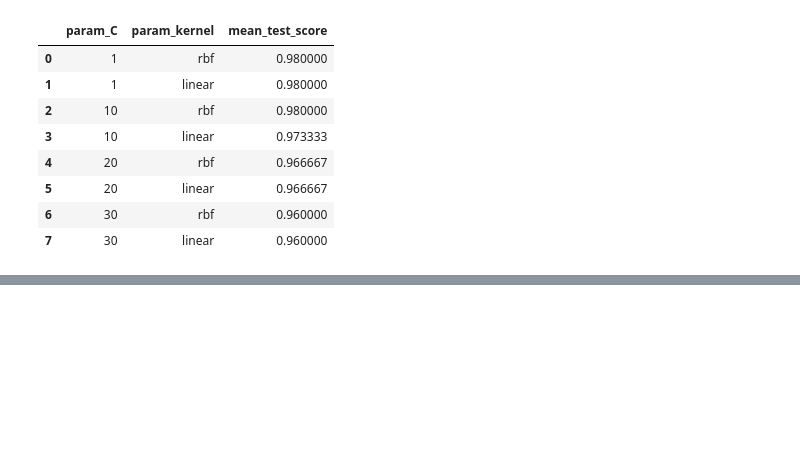
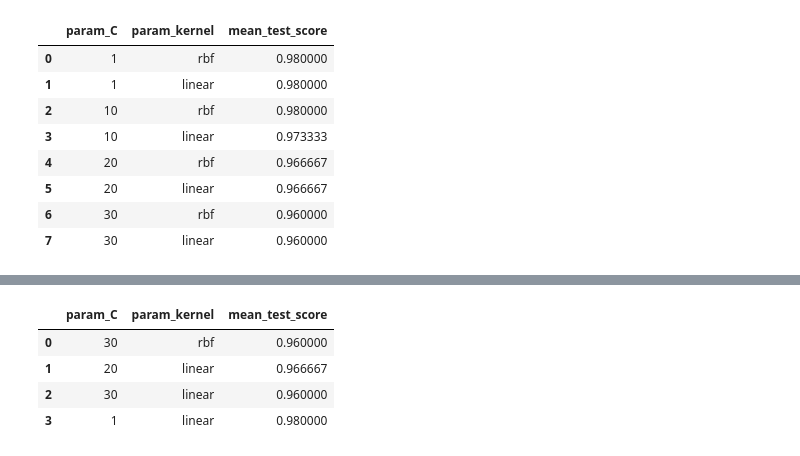
Before and after one commit to mzaid622/Data-Science-Course, a Jupyter notebook: ML - Part4 (Unsupervised)/Grid_Search_CV.ipynb, the cells around one changed output, grey strips where cells are left out. Cells and saved outputs as stored; diff of their text form; code cells hidden in the pictures; blank space fills up the shorter version.

```diff
--- a/ML - Part4 (Unsupervised)/Grid_Search_CV.ipynb
+++ b/ML - Part4 (Unsupervised)/Grid_Search_CV.ipynb
@@ -118,0 +208,9 @@ model_knn = KNeighborsClassifier()
+# %%
+
+results[['param_C','param_kernel','mean_test_score']]
+# %% [output]
+|  | param_C | param_kernel | mean_test_score |
+| 0 | 30 | rbf | 0.960000 |
+| 1 | 20 | linear | 0.966667 |
+| 2 | 30 | linear | 0.960000 |
+| 3 | 1 | linear | 0.980000 |
```
Also changed, not shown: parts of 13 cells of this notebook, 1 other file.
